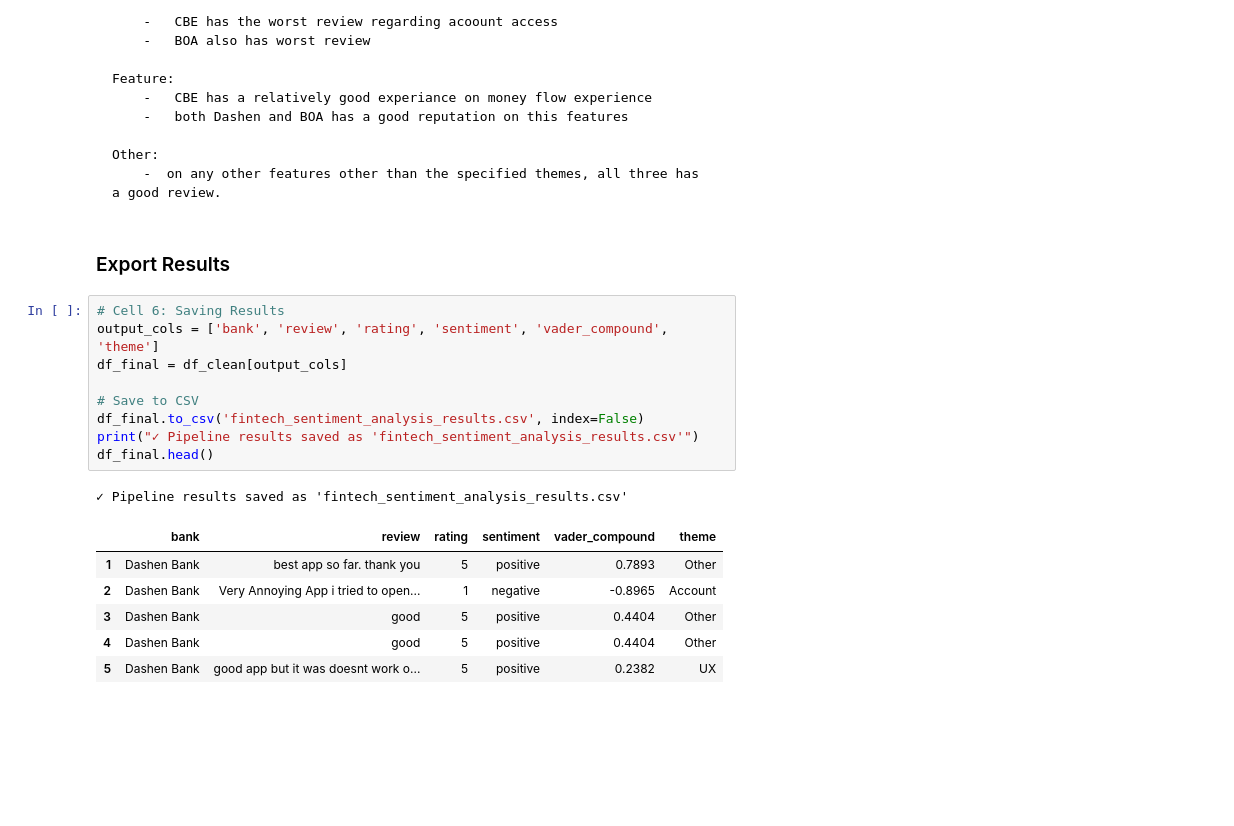
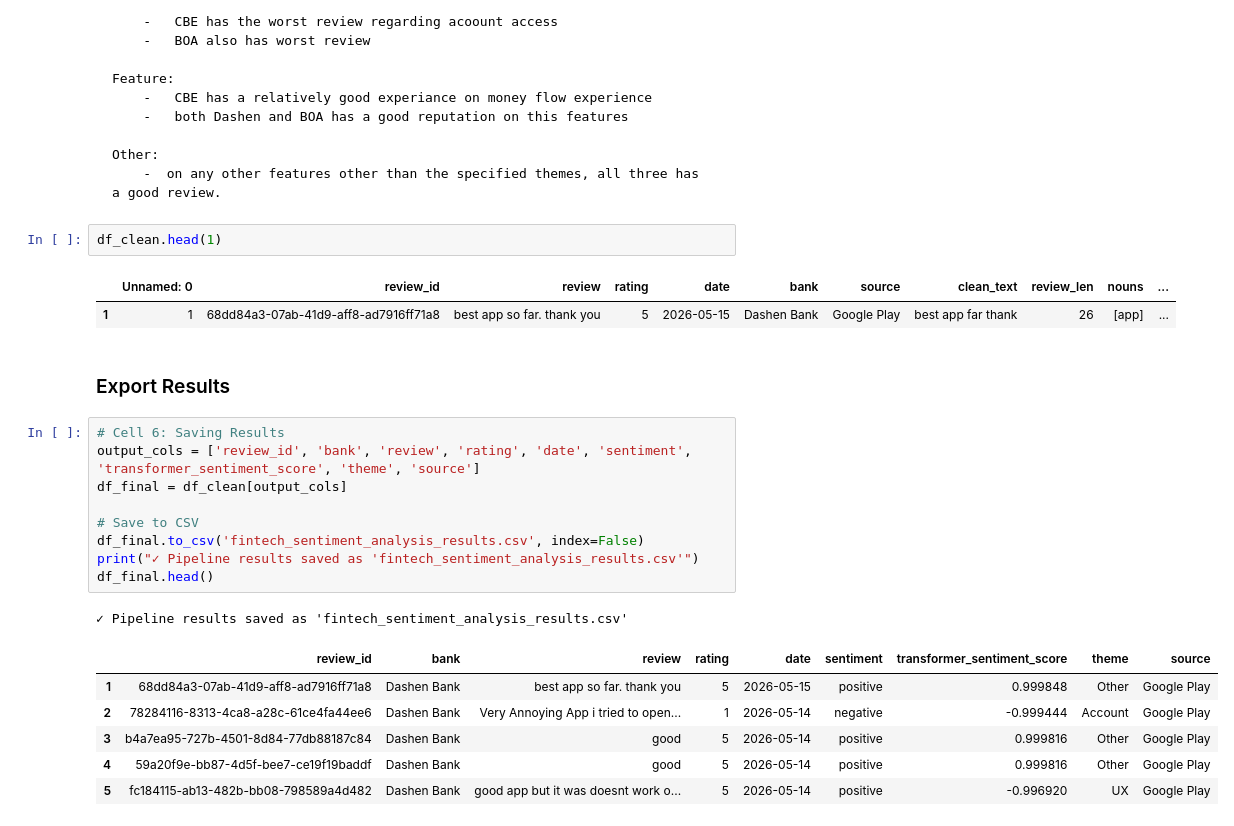
Before and after one commit to Rakeb-sys/fintech-review-analytics, a Jupyter notebook: notebooks/fintech_apps_review_eda.ipynb, the cells around one changed output. Saved outputs shown, nothing was run; the diff lists cells and outputs as text; blank space fills up the shorter version.

```diff
--- a/notebooks/fintech_apps_review_eda.ipynb
+++ b/notebooks/fintech_apps_review_eda.ipynb
@@ -529,22 +529,27 @@ plt.savefig('theme_sentiment_per_bank.png', dpi=300)
 
     Other:
         -  on any other features other than the specified themes, all three has a good review.
+# %%
+df_clean.head(1)
+# %% [output]
+|  | Unnamed: 0 | review_id | review | rating | date | bank | source | clean_text | review_len | nouns | ... |
+| 1 | 1 | 68dd84a3-07ab-41d9-aff8-ad7916ff71a8 | best app so far. thank you | 5 | 2026-05-15 | Dashen Bank | Google Play | best app far thank | 26 | [app] | ... |
 # %% [markdown]
 ### Export Results
 # %%
 # Cell 6: Saving Results
-output_cols = ['bank', 'review', 'rating', 'sentiment', 'vader_compound', 'theme']
+output_cols = ['review_id', 'bank', 'review', 'rating', 'date', 'sentiment', 'transformer_sentiment_score', 'theme', 'source']
 df_final = df_clean[output_cols]
 
 # Save to CSV
 df_final.to_csv('fintech_sentiment_analysis_results.csv', index=False)
 print("✓ Pipeline results saved as 'fintech_sentiment_analysis_results.csv'")
 df_final.head()
 # %% [output]
 ✓ Pipeline results saved as 'fintech_sentiment_analysis_results.csv'
-|  | bank | review | rating | sentiment | vader_compound | theme |
-| 1 | Dashen Bank | best app so far. thank you | 5 | positive | 0.7893 | Other |
-| 2 | Dashen Bank | Very Annoying App i tried to open... | 1 | negative | -0.8965 | Account |
-| 3 | Dashen Bank | good | 5 | positive | 0.4404 | Other |
-| 4 | Dashen Bank | good | 5 | positive | 0.4404 | Other |
-| 5 | Dashen Bank | good app but it was doesnt work o... | 5 | positive | 0.2382 | UX |
+|  | review_id | bank | review | rating | date | sentiment | transformer_sentiment_score | theme | source |
+| 1 | 68dd84a3-07ab-41d9-aff8-ad7916ff71a8 | Dashen Bank | best app so far. thank you | 5 | 2026-05-15 | positive | 0.999848 | Other | Google Play |
+| 2 | 78284116-8313-4ca8-a28c-61ce4fa44ee6 | Dashen Bank | Very Annoying App i tried to open... | 1 | 2026-05-14 | negative | -0.999444 | Account | Google Play |
+| 3 | b4a7ea95-727b-4501-8d84-77db88187c84 | Dashen Bank | good | 5 | 2026-05-14 | positive | 0.999816 | Other | Google Play |
+| 4 | 59a20f9e-bb87-4d5f-bee7-ce19f19baddf | Dashen Bank | good | 5 | 2026-05-14 | positive | 0.999816 | Other | Google Play |
+| 5 | fc184115-ab13-482b-bb08-798589a4d482 | Dashen Bank | good app but it was doesnt work o... | 5 | 2026-05-14 | positive | -0.996920 | UX | Google Play |
```
